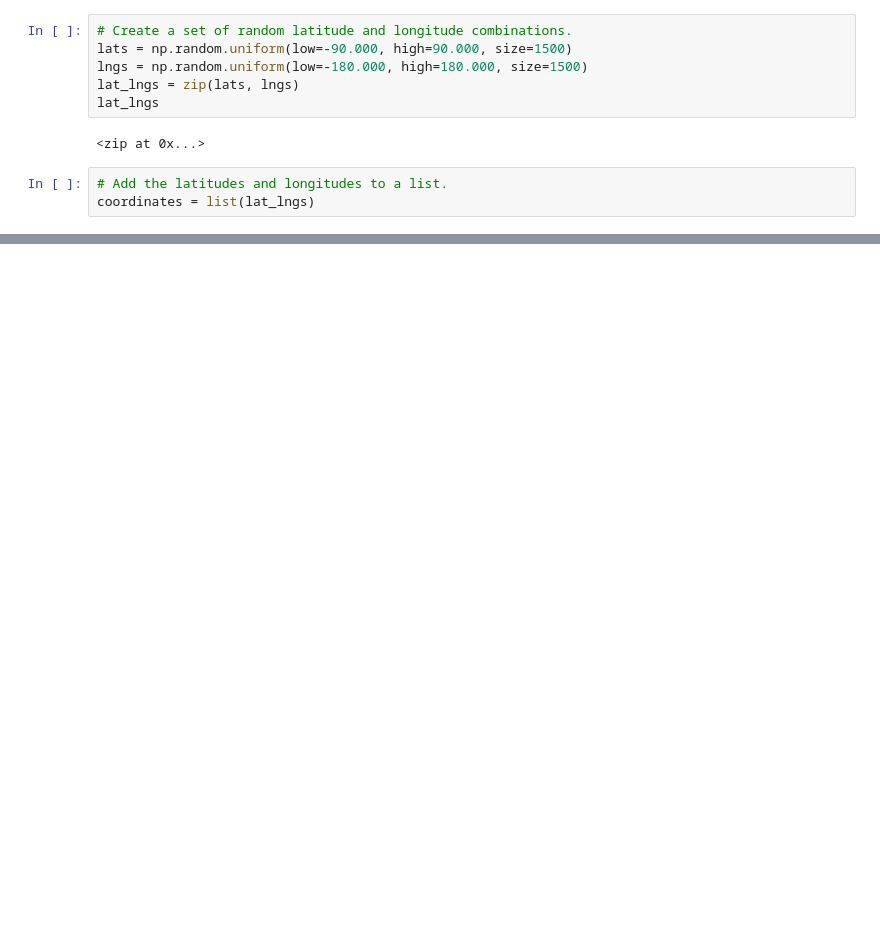
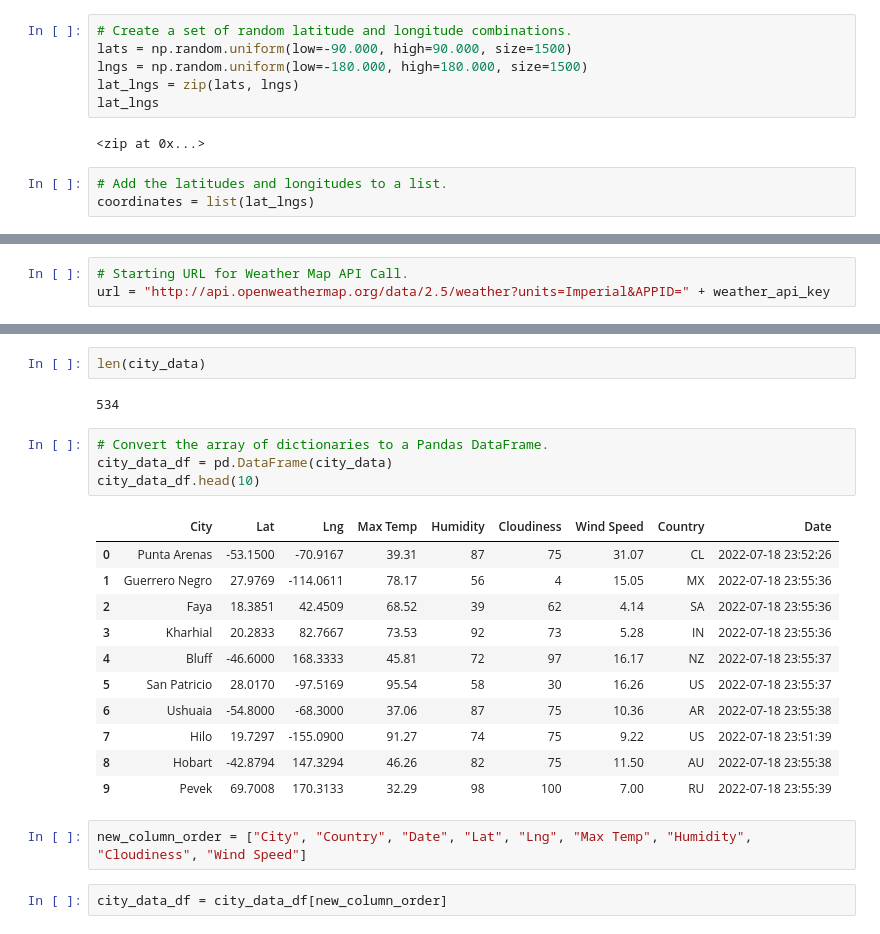
Before and after one commit to godak9/World_Weather_Analysis, a Jupyter notebook: WeatherPy.ipynb, the cells around one changed output, grey strips where cells are left out. Drawn from its saved outputs; the diff is of its cells as text; blank space fills up the shorter version.

Commit message:
Adding weather_data, updating gitignore

```diff
--- a/WeatherPy.ipynb
+++ b/WeatherPy.ipynb
@@ -53,0 +81,3 @@ len(cities)
+# %%
+# Starting URL for Weather Map API Call.
+url = "http://api.openweathermap.org/data/2.5/weather?units=Imperial&APPID=" + weather_api_key
@@ -53,0 +170,24 @@ len(cities)
+# %%
+len(city_data)
+# %% [output]
+534
+# %%
+# Convert the array of dictionaries to a Pandas DataFrame.
+city_data_df = pd.DataFrame(city_data)
+city_data_df.head(10)
+# %% [output]
+|  | City | Lat | Lng | Max Temp | Humidity | Cloudiness | Wind Speed | Country | Date |
+| 0 | Punta Arenas | -53.1500 | -70.9167 | 39.31 | 87 | 75 | 31.07 | CL | 2022-07-18 23:52:26 |
+| 1 | Guerrero Negro | 27.9769 | -114.0611 | 78.17 | 56 | 4 | 15.05 | MX | 2022-07-18 23:55:36 |
+| 2 | Faya | 18.3851 | 42.4509 | 68.52 | 39 | 62 | 4.14 | SA | 2022-07-18 23:55:36 |
+| 3 | Kharhial | 20.2833 | 82.7667 | 73.53 | 92 | 73 | 5.28 | IN | 2022-07-18 23:55:36 |
+| 4 | Bluff | -46.6000 | 168.3333 | 45.81 | 72 | 97 | 16.17 | NZ | 2022-07-18 23:55:37 |
+| 5 | San Patricio | 28.0170 | -97.5169 | 95.54 | 58 | 30 | 16.26 | US | 2022-07-18 23:55:37 |
+| 6 | Ushuaia | -54.8000 | -68.3000 | 37.06 | 87 | 75 | 10.36 | AR | 2022-07-18 23:55:38 |
+| 7 | Hilo | 19.7297 | -155.0900 | 91.27 | 74 | 75 | 9.22 | US | 2022-07-18 23:51:39 |
+| 8 | Hobart | -42.8794 | 147.3294 | 46.26 | 82 | 75 | 11.50 | AU | 2022-07-18 23:55:38 |
+| 9 | Pevek | 69.7008 | 170.3133 | 32.29 | 98 | 100 | 7.00 | RU | 2022-07-18 23:55:39 |
+# %%
+new_column_order = ["City", "Country", "Date", "Lat", "Lng", "Max Temp", "Humidity", "Cloudiness", "Wind Speed"]
+# %%
+city_data_df = city_data_df[new_column_order]
```
Also changed, not shown: parts of 8 cells of this notebook, 5 other files.
